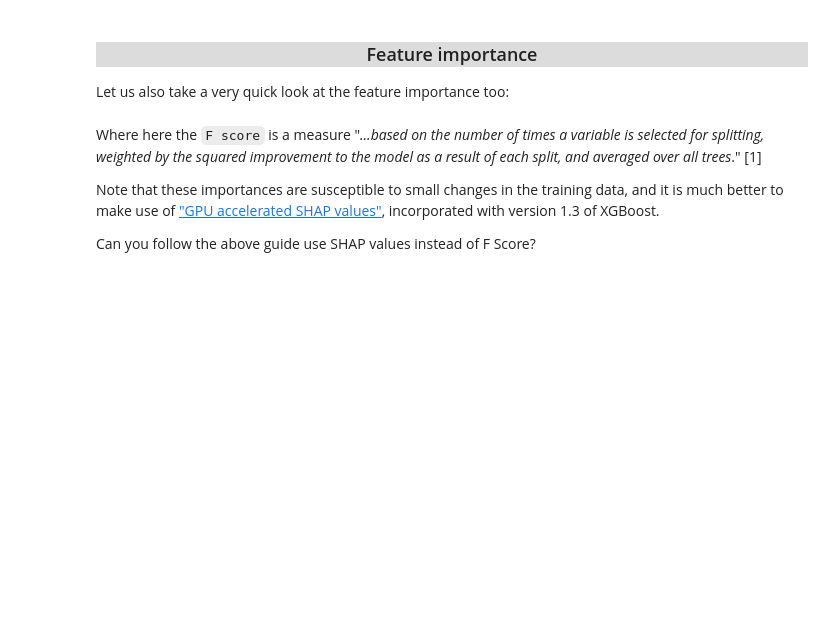
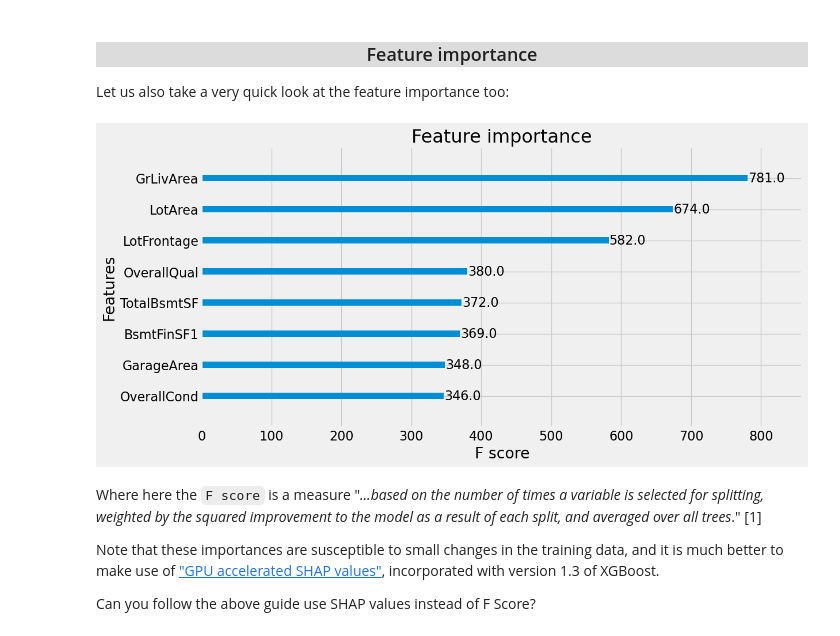
Before and after one commit to zuwa-oj/ComIT_2023_Pract_2_downUP, a Jupyter notebook: house-prices-advanced-regression-techniques/XGBoost Regression Assignment (Submit to Kaggle).ipynb, the cells around one changed output. Cells and saved outputs as stored; diff of their text form; code cells hidden in the pictures; blank space fills up the shorter version.

```diff
--- a/house-prices-advanced-regression-techniques/XGBoost Regression Assignment (Submit to Kaggle).ipynb
+++ b/house-prices-advanced-regression-techniques/XGBoost Regression Assignment (Submit to Kaggle).ipynb
@@ -23,8 +23,8 @@ from sklearn.preprocessing import LabelEncoder
 train_URL = 'https://github.com/zuwa-oj/ComIT_2023_Pract_2_downUP/blob/main/house-prices-advanced-regression-techniques/train.csv'
 test_URL = 'https://github.com/zuwa-oj/ComIT_2023_Pract_2_downUP/blob/main/house-prices-advanced-regression-techniques/test.csv'
 
-train_data = pd.read_csv(train_URL,index_col=0)
-test_data  = pd.read_csv(test_URL,index_col=0)
+train_data = pd.read_csv('./train.csv',index_col=0,on_bad_lines='skip')
+test_data  = pd.read_csv('./test.csv',index_col=0,on_bad_lines='skip')
 # %% [markdown]
 ### <center style="background-color:Gainsboro; width:60%;">Feature selection</center>
 The purpose of feature selection, as the name suggests, is to only model the most pertinent and important features, thus reducing the computational overhead, and also to alleviate the [curse of dimensionality](https://en.wikipedia.org/wiki/Curse_of_dimensionality). The following are a number of notebooks covering techniques to achieve said goal, all of which use the House Prices data as an example:
@@ -144,12 +189,14 @@ Let us also take a very quick look at the feature importance too:
 # %%
 from xgboost import plot_importance
 import matplotlib.pyplot as plt
 plt.style.use('fivethirtyeight')
 plt.rcParams.update({'font.size': 16})
 
 fig, ax = plt.subplots(figsize=(12,6))
-plot_importance(regressor, max_num_features=8, ax=ax)
+plot_importance(best_regressor, max_num_features=8, ax=ax)
 plt.show();
+# %% [output]
+[figure, added]
 # %% [markdown]
 Where here the `F score` is a measure "*...based on the number of times a variable is selected for splitting, weighted by the squared improvement to the model as a result of each split, and averaged over all trees*." [1]
 
```
Also changed, not shown: parts of 8 cells of this notebook.
